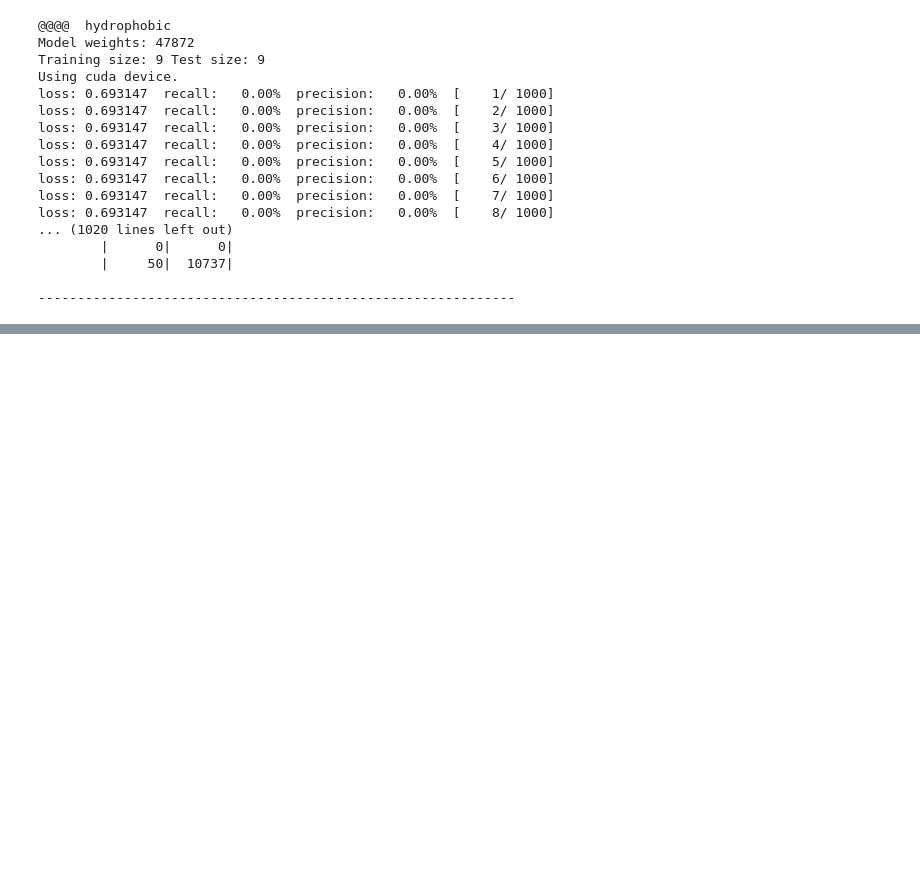
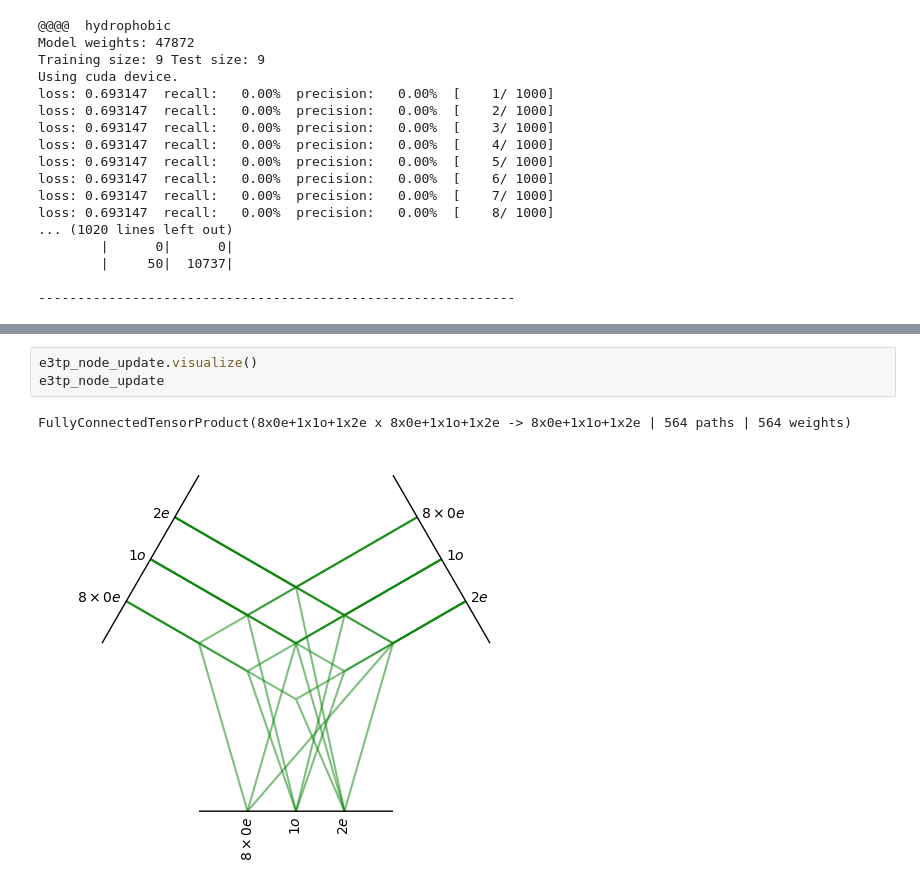
Before and after one commit to Hackefleisch/LearnableInteractionKernel, a Jupyter notebook: molecular_conv.ipynb, the cells around one changed output, grey strips where cells are left out. Cells and saved outputs as stored; diff of their text form; blank space fills up the shorter version.

```diff
--- a/molecular_conv.ipynb
+++ b/molecular_conv.ipynb
@@ -124,0 +143,6 @@ Data(x=[3, 10], test=[10])
+# %%
+e3tp_node_update.visualize()
+e3tp_node_update
+# %% [output]
+FullyConnectedTensorProduct(8x0e+1x1o+1x2e x 8x0e+1x1o+1x2e -> 8x0e+1x1o+1x2e | 564 paths | 564 weights)
+[figure, added]
```
Also changed, not shown: parts of 5 cells of this notebook.
